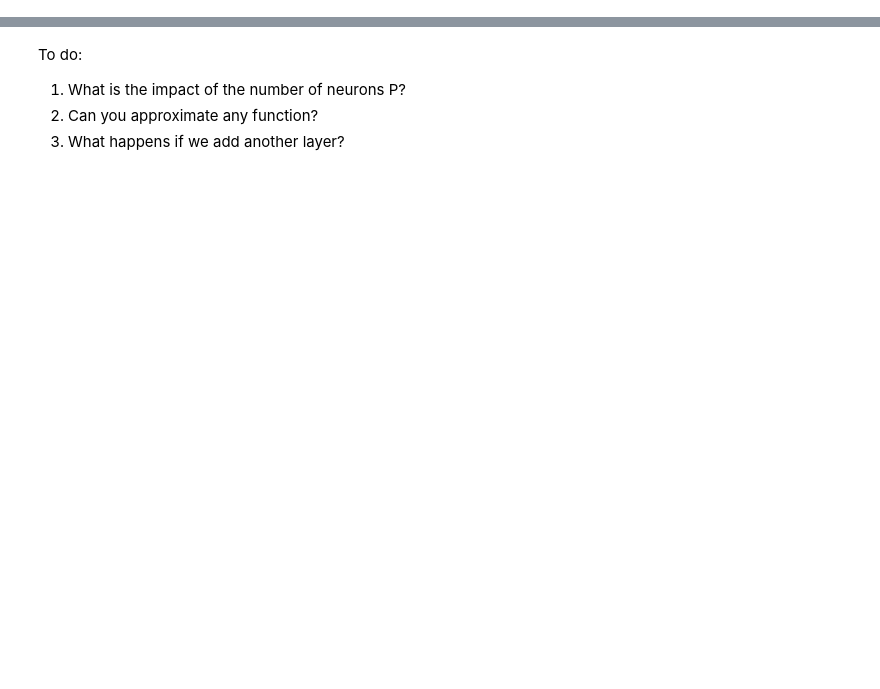
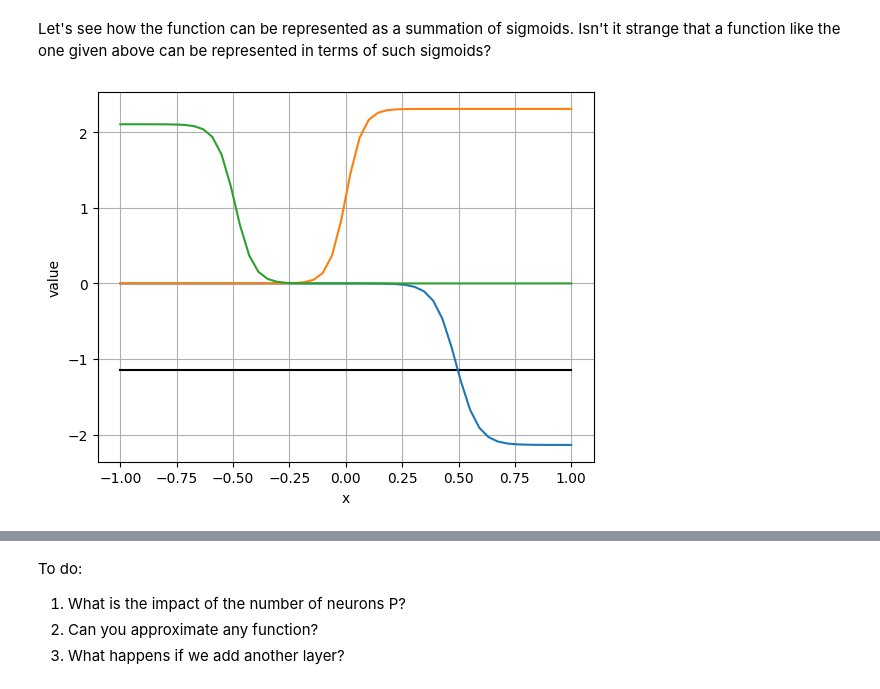
Before and after one commit to foxtrotmike/CS909, a Jupyter notebook: uniapprox.ipynb, the cells around one changed output, grey strips where cells are left out. Drawn from its saved outputs; the diff is of its cells as text; code cells hidden in the pictures; blank space fills up the shorter version.

```diff
--- a/uniapprox.ipynb
+++ b/uniapprox.ipynb
@@ -82,0 +108,10 @@ plt.figure();plt.plot(np.log10(L));plt.xlabel('Epochs');plt.ylabel('log(loss)');
+# %% [markdown]
+Let's see how the function can be represented as a summation of sigmoids. Isn't it strange that a function like the one given above can be represented in terms of such sigmoids?
+# %%
+plt.figure();
+x = x_tensor
+plt.plot(x,[float(v0[0].detach().numpy())]*len(x),'k')
+plt.plot(x,(v*torch.sigmoid(x@w.T+b)).detach().numpy())
+plt.xlabel('x');plt.ylabel('value');plt.grid();
+# %% [output]
+[figure, added]
```
Also changed, not shown: parts of 5 cells of this notebook.
